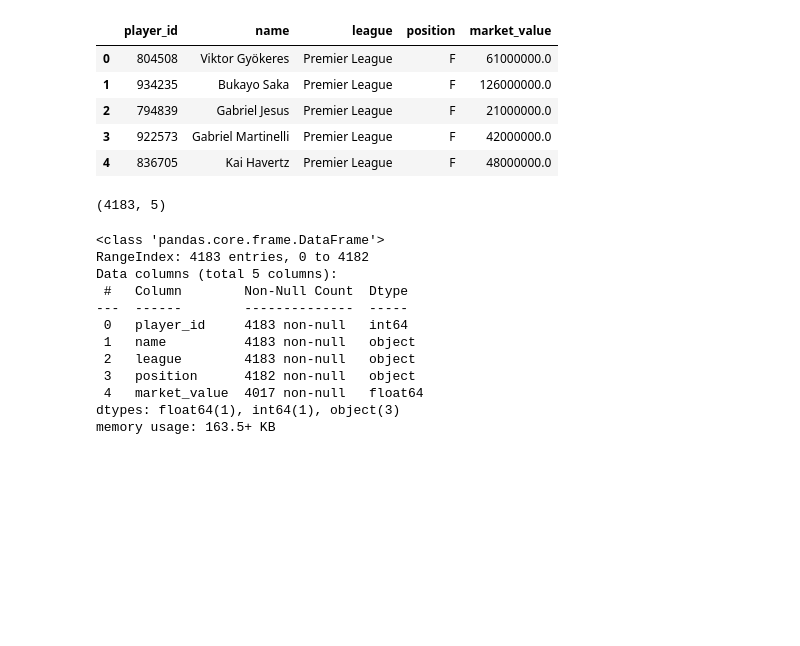
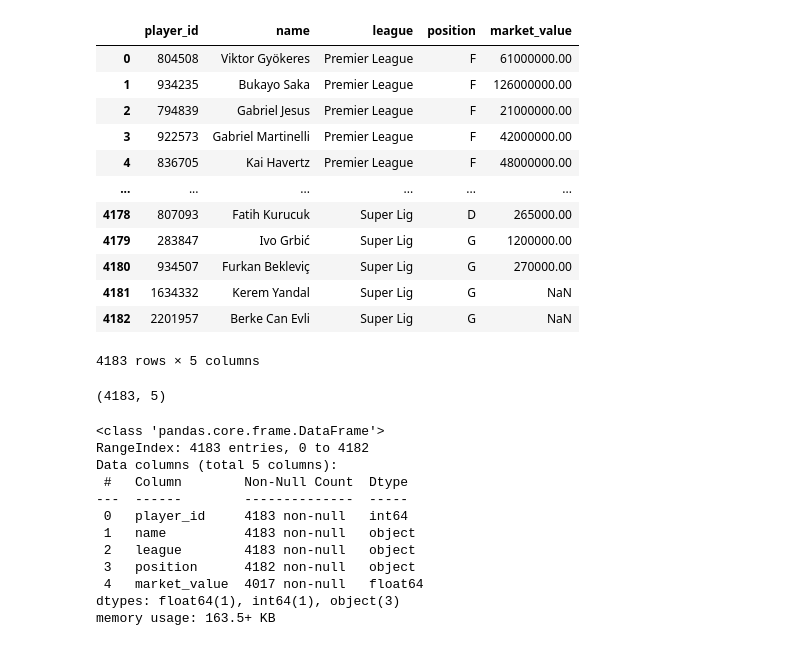
Before and after one commit to rashidmajidov/european_football_analysis, a Jupyter notebook: notebook/EDA_profiles.ipynb, the cells around one changed output. Cells and saved outputs as stored; diff of their text form; code cells hidden in the pictures; blank space fills up the shorter version.

```diff
--- a/notebook/EDA_profiles.ipynb
+++ b/notebook/EDA_profiles.ipynb
@@ -6,16 +6,25 @@ import seaborn as sns
 %matplotlib inline
 import warnings
 warnings.filterwarnings('ignore')
+pd.options.display.float_format = '{:.2f}'.format
 # %%
 df = pd.read_csv(r'C:\Users\rashid\Desktop\analysis_project\notebook\data\raw\all_player_profiles.csv')
 df.head()
+df.copy()
 # %% [output]
 |  | player_id | name | league | position | market_value |
-| 0 | 804508 | Viktor Gyökeres | Premier League | F | 61000000.0 |
-| 1 | 934235 | Bukayo Saka | Premier League | F | 126000000.0 |
-| 2 | 794839 | Gabriel Jesus | Premier League | F | 21000000.0 |
-| 3 | 922573 | Gabriel Martinelli | Premier League | F | 42000000.0 |
-| 4 | 836705 | Kai Havertz | Premier League | F | 48000000.0 |
+| 0 | 804508 | Viktor Gyökeres | Premier League | F | 61000000.00 |
+| 1 | 934235 | Bukayo Saka | Premier League | F | 126000000.00 |
+| 2 | 794839 | Gabriel Jesus | Premier League | F | 21000000.00 |
+| 3 | 922573 | Gabriel Martinelli | Premier League | F | 42000000.00 |
+| 4 | 836705 | Kai Havertz | Premier League | F | 48000000.00 |
+| ... | ... | ... | ... | ... | ... |
+| 4178 | 807093 | Fatih Kurucuk | Super Lig | D | 265000.00 |
+| 4179 | 283847 | Ivo Grbić | Super Lig | G | 1200000.00 |
+| 4180 | 934507 | Furkan Bekleviç | Super Lig | G | 270000.00 |
+| 4181 | 1634332 | Kerem Yandal | Super Lig | G | NaN |
+| 4182 | 2201957 | Berke Can Evli | Super Lig | G | NaN |
+4183 rows × 5 columns
 # %%
 df.shape
 # %% [output]
```
Also changed, not shown: parts of 16 cells of this notebook, 1 other file.
